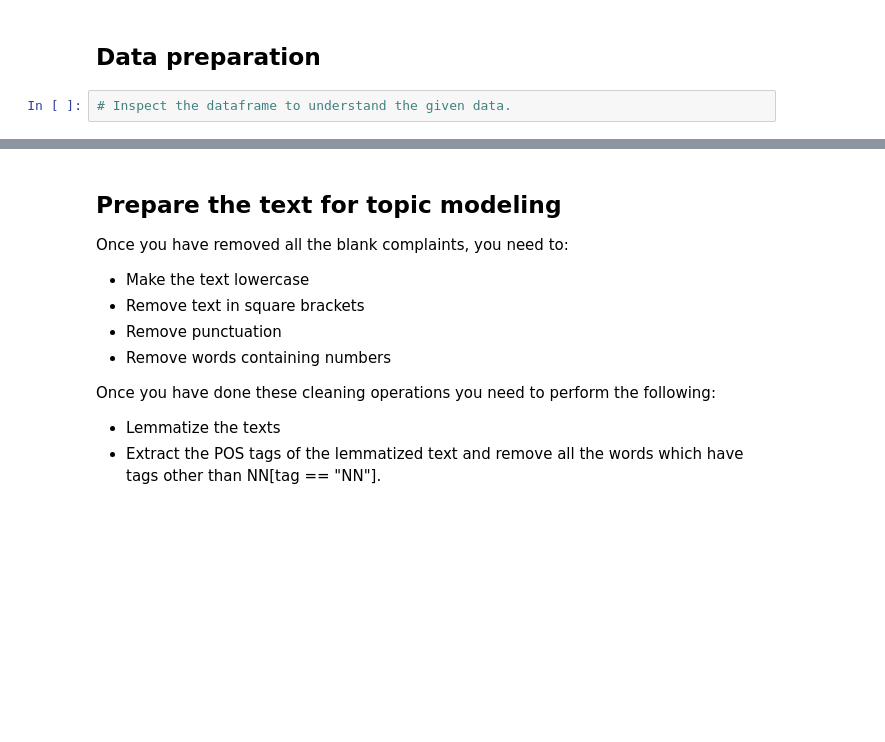
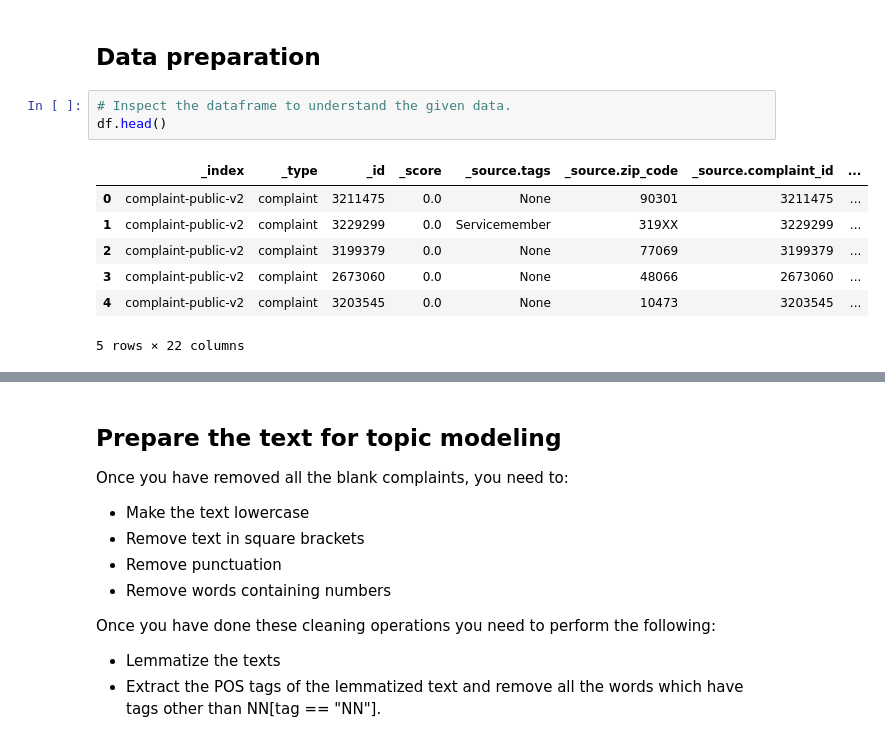
Before and after one commit to notShyam7/automatic-ticket-classification, a Jupyter notebook: Automatic_Ticket_Classification.ipynb, the cells around one changed output, grey strips where cells are left out. Saved outputs shown, nothing was run; the diff lists cells and outputs as text; blank space fills up the shorter version.

```diff
--- a/Automatic_Ticket_Classification.ipynb
+++ b/Automatic_Ticket_Classification.ipynb
@@ -82,5 +91,14 @@ df=pd.json_normalize(data)
 ## Data preparation
 # %%
 # Inspect the dataframe to understand the given data.
+df.head()
+# %% [output]
+|  | _index | _type | _id | _score | _source.tags | _source.zip_code | _source.complaint_id | ... |
+| 0 | complaint-public-v2 | complaint | 3211475 | 0.0 | None | 90301 | 3211475 | ... |
+| 1 | complaint-public-v2 | complaint | 3229299 | 0.0 | Servicemember | 319XX | 3229299 | ... |
+| 2 | complaint-public-v2 | complaint | 3199379 | 0.0 | None | 77069 | 3199379 | ... |
+| 3 | complaint-public-v2 | complaint | 2673060 | 0.0 | None | 48066 | 2673060 | ... |
+| 4 | complaint-public-v2 | complaint | 3203545 | 0.0 | None | 10473 | 3203545 | ... |
+5 rows × 22 columns
 # %%
 #print the column names
```
Also changed, not shown: parts of 67 cells of this notebook.
